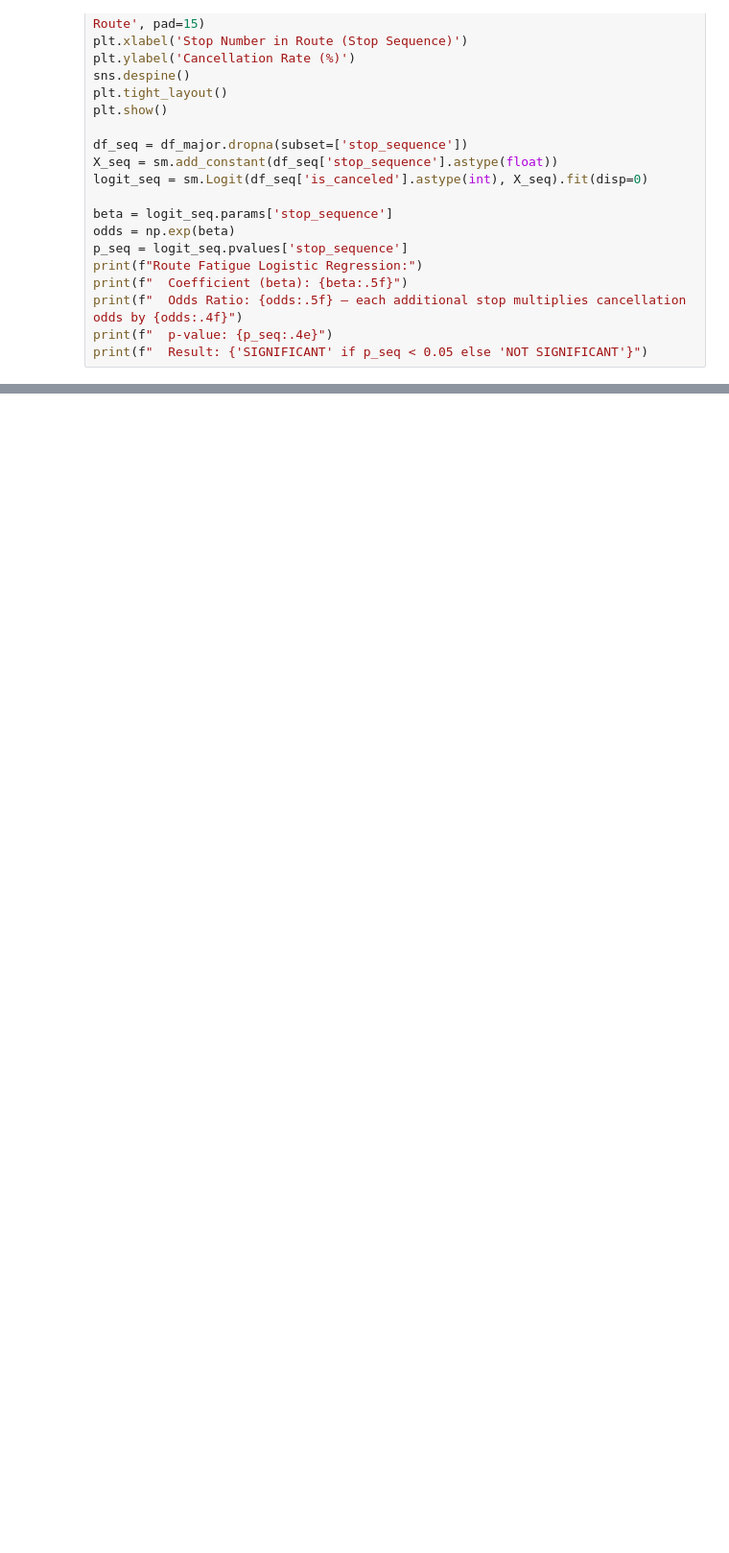
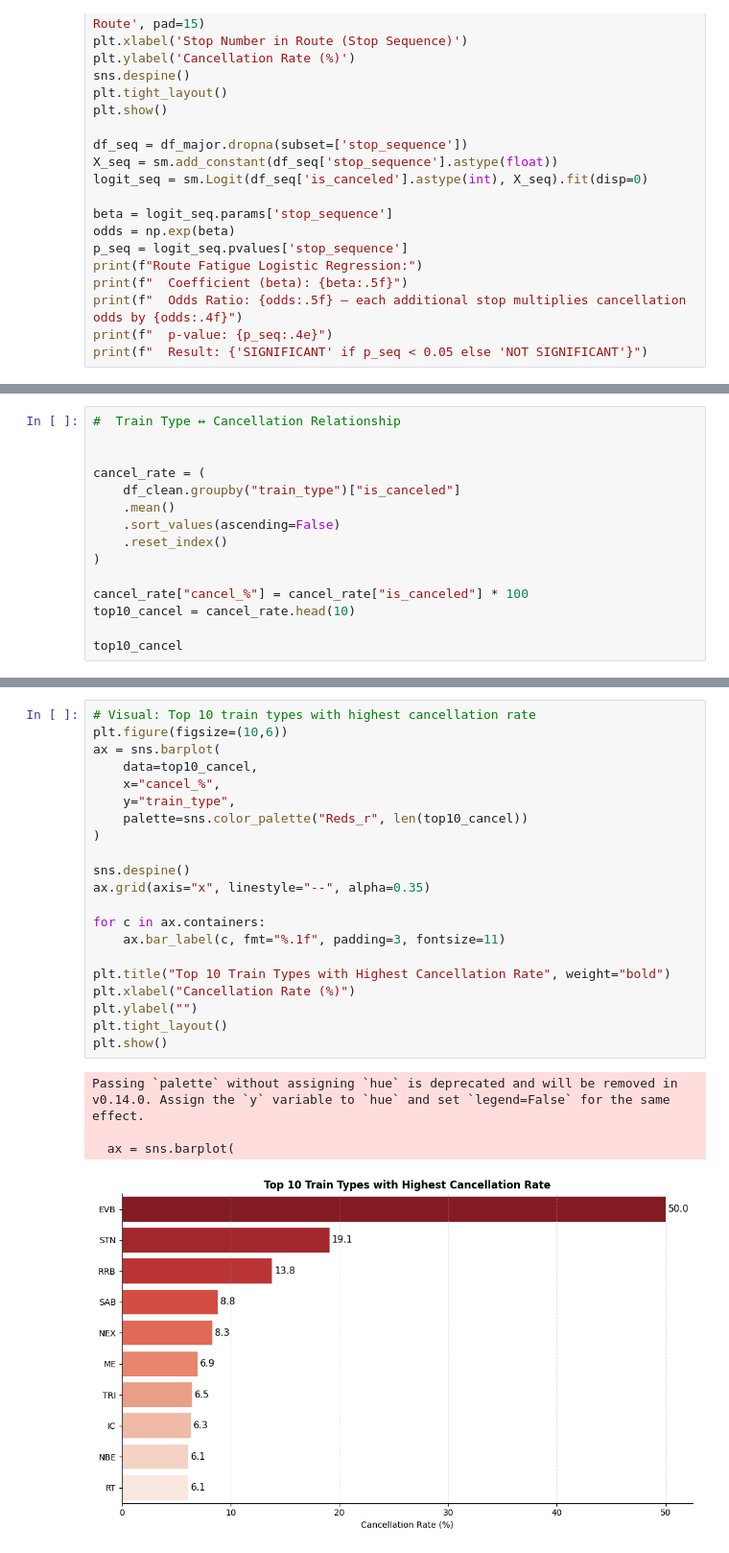
Before and after one commit to kellymegan/ASDA_2025_Group_2_Portfolio_, a Jupyter notebook: notebooks/exam_group2_notebook.ipynb, the cells around one changed output, grey strips where cells are left out. Shown at 96% size. Drawn from its saved outputs; the diff is of its cells as text; blank space fills up the shorter version.

```diff
--- a/notebooks/exam_group2_notebook.ipynb
+++ b/notebooks/exam_group2_notebook.ipynb
@@ -1355,0 +1639,15 @@ print(f"  Result: {'SIGNIFICANT' if p_seq < 0.05 else 'NOT SIGNIFICANT'}")
+# %%
+#  Train Type ↔ Cancellation Relationship
+
+
+cancel_rate = (
+    df_clean.groupby("train_type")["is_canceled"]
+    .mean()
+    .sort_values(ascending=False)
+    .reset_index()
+)
+
+cancel_rate["cancel_%"] = cancel_rate["is_canceled"] * 100
+top10_cancel = cancel_rate.head(10)
+
+top10_cancel
@@ -1355,0 +1666,26 @@ print(f"  Result: {'SIGNIFICANT' if p_seq < 0.05 else 'NOT SIGNIFICANT'}")
+# %%
+# Visual: Top 10 train types with highest cancellation rate
+plt.figure(figsize=(10,6))
+ax = sns.barplot(
+    data=top10_cancel,
+    x="cancel_%",
+    y="train_type",
+    palette=sns.color_palette("Reds_r", len(top10_cancel))
+)
+
+sns.despine()
+ax.grid(axis="x", linestyle="--", alpha=0.35)
+
+for c in ax.containers:
+    ax.bar_label(c, fmt="%.1f", padding=3, fontsize=11)
+
+plt.title("Top 10 Train Types with Highest Cancellation Rate", weight="bold")
+plt.xlabel("Cancellation Rate (%)")
+plt.ylabel("")
+plt.tight_layout()
+plt.show()
+# %% [output]
+Passing `palette` without assigning `hue` is deprecated and will be removed in v0.14.0. Assign the `y` variable to `hue` and set `legend=False` for the same effect.
+
+  ax = sns.barplot(
+[figure, added]
```
Also changed, not shown: parts of 20 cells of this notebook.
